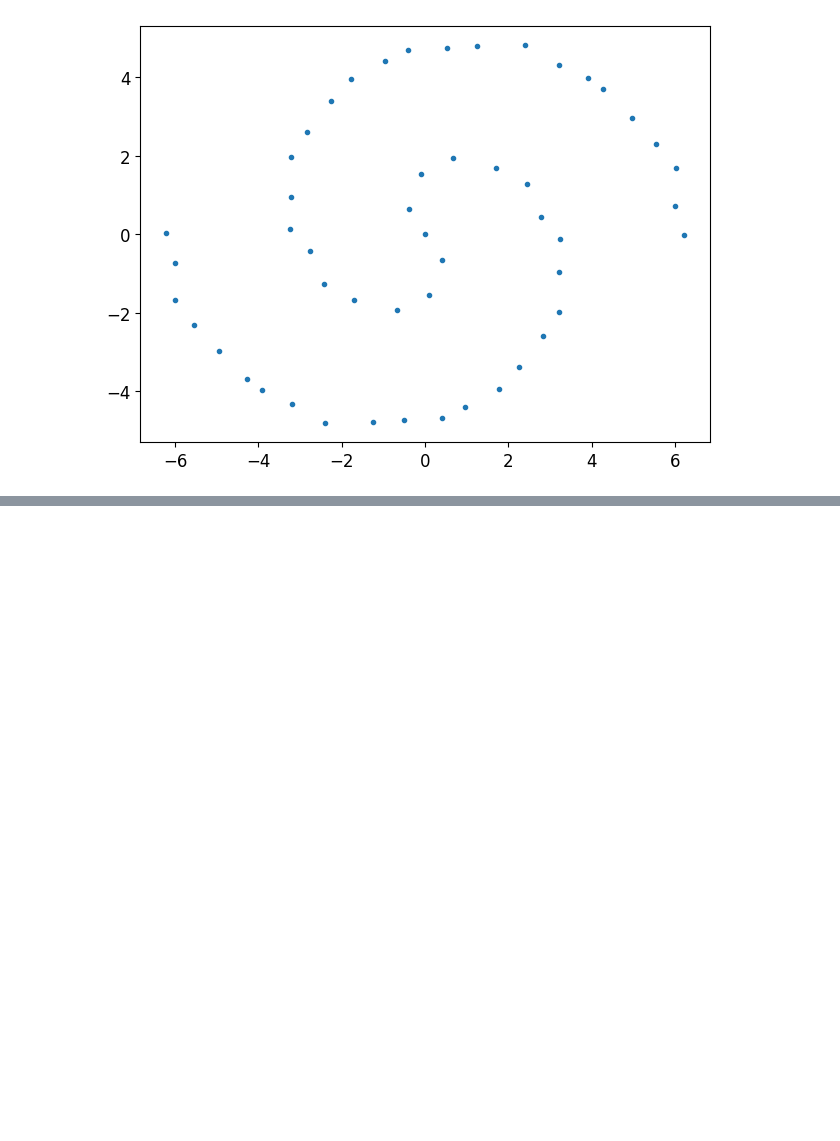
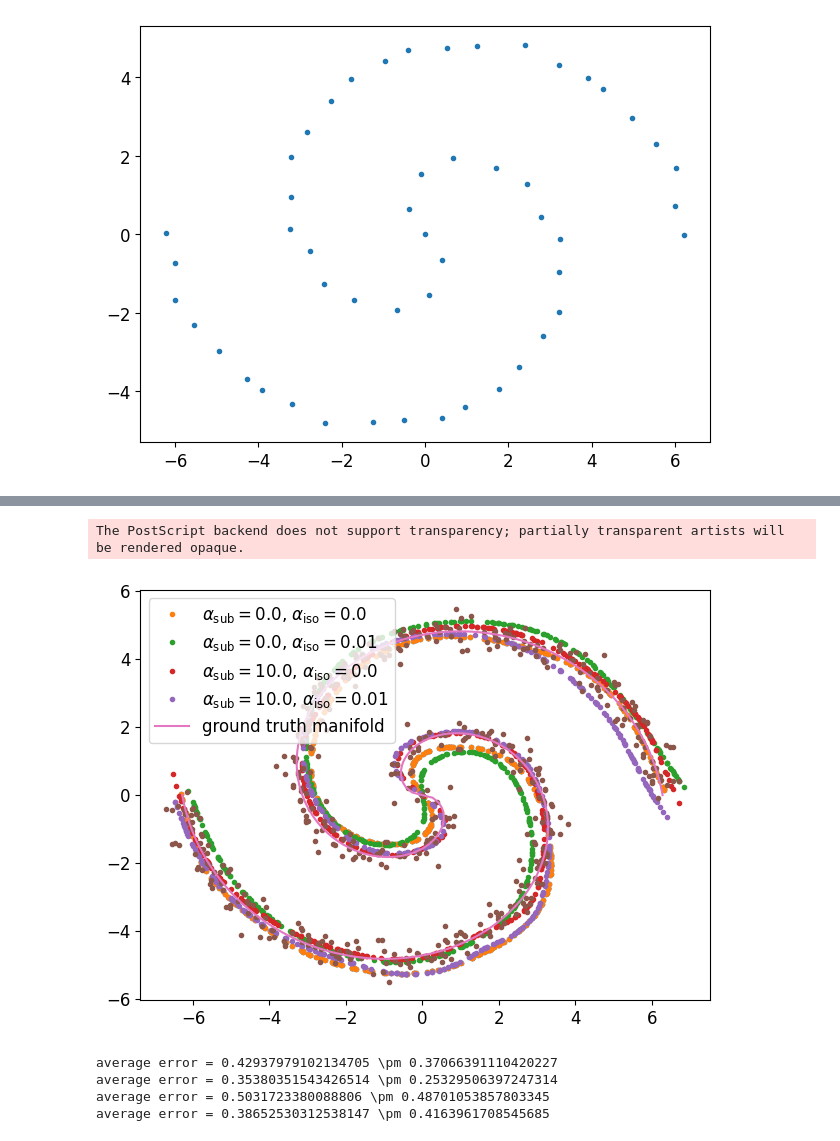
Before and after one commit to wdiepeveen/Pulling-back-symmetric-Riemannian-geometry-for-data-analysis, a Jupyter notebook: experiments/diffeomorphism_effects/evaluate_diffeomorphism_effects.ipynb, the cells around one changed output, grey strips where cells are left out. Saved outputs shown, nothing was run; the diff lists cells and outputs as text; code cells hidden in the pictures; blank space fills up the shorter version.

```diff
--- a/experiments/diffeomorphism_effects/evaluate_diffeomorphism_effects.ipynb
+++ b/experiments/diffeomorphism_effects/evaluate_diffeomorphism_effects.ipynb
@@ -132,17 +281,0 @@ The PostScript backend does not support transparency; partially transparent arti
-# %%
-# barycentre
-plt.plot(s_data[:,0], s_data[:,1], '.')
-# plt.plot(s_data_manifold[:,0], s_data_manifold[:,1])
-for i in range(2):
-    for j in range(2):
-        s_M = s_M_dict[f"{i}{j}"]
-
-        # compute barycentre
-        s_barycentre = s_M.barycentre(s_data[None])
-
-        # plot barycentre
-        plt.plot(s_barycentre[:,0].detach().numpy(), s_barycentre[:,1].detach().numpy(), '.', label=figure_label_dict[f"{i}{j}"])
-
-plt.legend()
-plt.savefig(os.path.join(results_path,f"barycentre_on_s_M.eps"))
-plt.show()
@@ -213,0 +309,41 @@ The PostScript backend does not support transparency; partially transparent arti
+# %%
+# plot rae projections
+for i in range(2):
+    for j in range(2):
+        if i == j == 0:
+            plt.plot(projected_s_mesh_dict[f"{i}{j}"].cpu().detach().numpy()[:,0], projected_s_mesh_dict[f"{i}{j}"].cpu().detach().numpy()[:,1], '.')
+        plt.plot(projected_s_mesh_dict[f"{i}{j}"].cpu().detach().numpy()[:,0], projected_s_mesh_dict[f"{i}{j}"].cpu().detach().numpy()[:,1], '.',
+                 label=figure_label_dict[f"{i}{j}"])
+
+plt.plot(noisy_s_data[:,0], noisy_s_data[:,1], '.')
+plt.plot(s_data_manifold[:,0], s_data_manifold[:,1], label="ground truth manifold")
+plt.legend()
+plt.savefig(os.path.join(results_path,f"rae_projections_on_s_M.eps"))
+plt.show()
+
+# print errors
+for i in range(2):
+    for j in range(2):
+        mean_rae_error = torch.mean(error_projected_s_mesh_dict[f"{i}{j}"])
+        std_rae_error = torch.std(error_projected_s_mesh_dict[f"{i}{j}"])
+        print(f"average error = {mean_rae_error.squeeze().detach().numpy()} \pm {std_rae_error.squeeze().detach().numpy()}")
+
+
+# # plot rae errors
+# for i in range(2):
+#     for j in range(2):
+#         if i == j == 0:
+#             plt.hist(error_projected_s_mesh_dict[f"{i}{j}"].cpu().detach().numpy(), bins=50, alpha = 0.0)
+#         plt.hist(error_projected_s_mesh_dict[f"{i}{j}"].cpu().detach().numpy(), bins=50, alpha = 0.7,
+#                  label=figure_label_dict[f"{i}{j}"])
+
+#         plt.legend()
+# # plt.savefig(os.path.join(results_path,f"rae_errors_on_s_M.eps"))
+#         plt.show()
+# %% [output]
+The PostScript backend does not support transparency; partially transparent artists will be rendered opaque.
+[figure, added]
+average error = 0.42937979102134705 \pm 0.37066391110420227
+average error = 0.35380351543426514 \pm 0.25329506397247314
+average error = 0.5031723380088806 \pm 0.48701053857803345
+average error = 0.38652530312538147 \pm 0.4163961708545685
```
Also changed, not shown: parts of 13 cells of this notebook, 20 other files.
